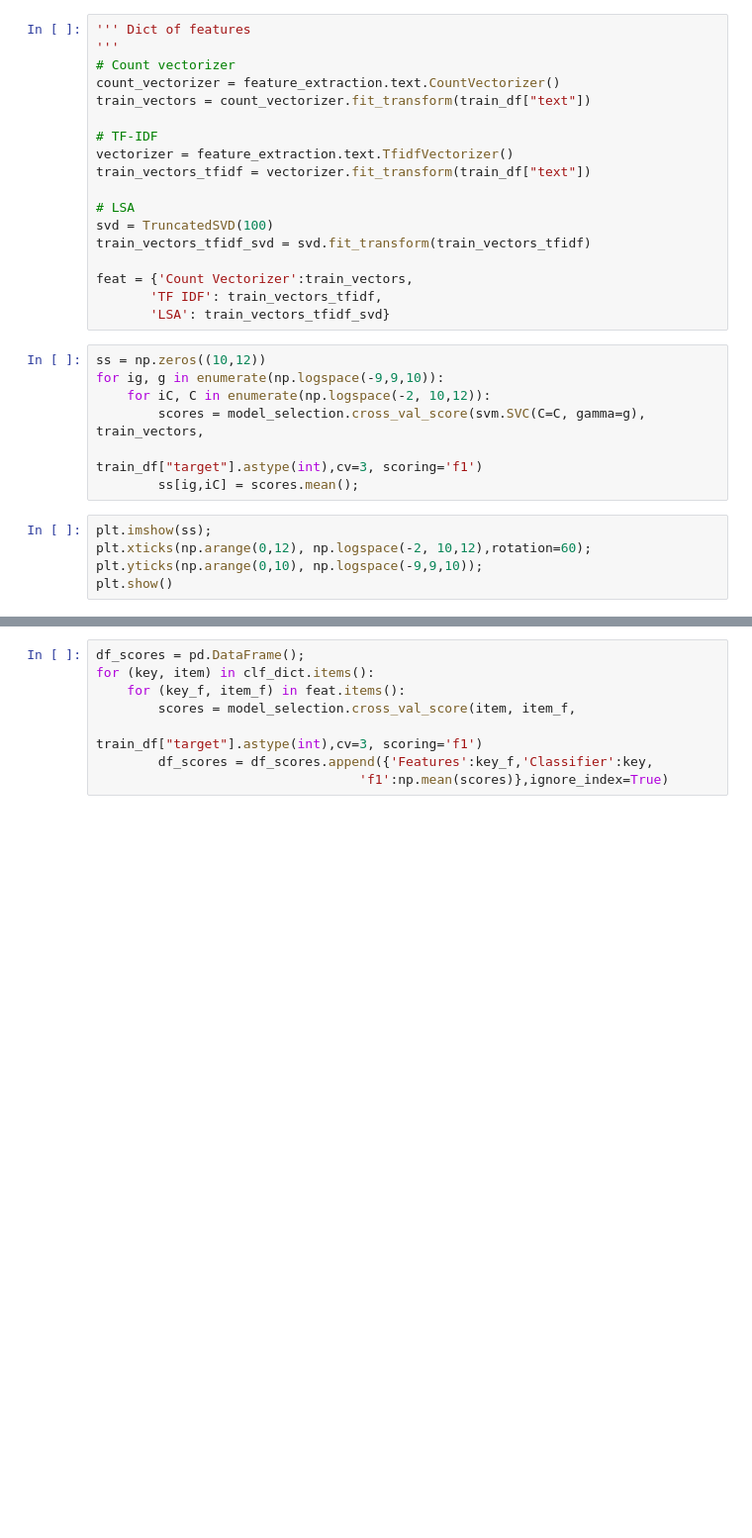
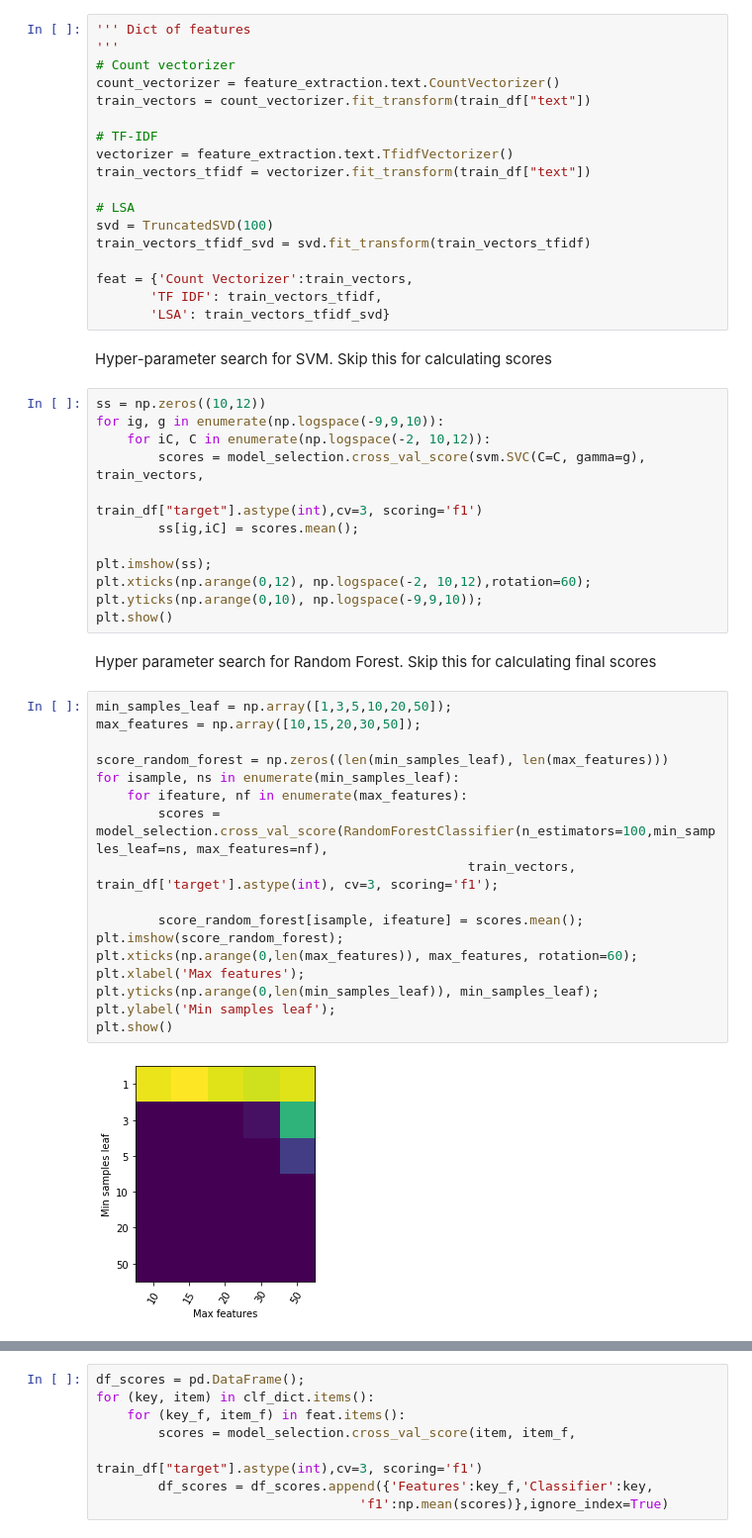
Before and after one commit to tanviranjan2212/learning-pytorch, a Jupyter notebook: Kaggle/Aug_2021/disaster_detection.ipynb, the cells around one changed output, grey strips where cells are left out. Shown: that part at 99% size. Cells and saved outputs as stored; diff of their text form; blank space fills up the shorter version.

```diff
--- a/Kaggle/Aug_2021/disaster_detection.ipynb
+++ b/Kaggle/Aug_2021/disaster_detection.ipynb
@@ -117,6 +117,8 @@ train_vectors_tfidf_svd = svd.fit_transform(train_vectors_tfidf)
 feat = {'Count Vectorizer':train_vectors,
        'TF IDF': train_vectors_tfidf,
        'LSA': train_vectors_tfidf_svd}
+# %% [markdown]
+Hyper-parameter search for SVM. Skip this for calculating scores
 # %%
 ss = np.zeros((10,12))
 for ig, g in enumerate(np.logspace(-9,9,10)):
@@ -124,8 +126,27 @@ for ig, g in enumerate(np.logspace(-9,9,10)):
         scores = model_selection.cross_val_score(svm.SVC(C=C, gamma=g), train_vectors,
                                                  train_df["target"].astype(int),cv=3, scoring='f1')
         ss[ig,iC] = scores.mean();
+
+plt.imshow(ss);
+plt.xticks(np.arange(0,12), np.logspace(-2, 10,12),rotation=60);
+plt.yticks(np.arange(0,10), np.logspace(-9,9,10));
+plt.show()
-# %%
-plt.imshow(ss);
-plt.xticks(np.arange(0,12), np.logspace(-2, 10,12),rotation=60);
-plt.yticks(np.arange(0,10), np.logspace(-9,9,10));
-plt.show()
+# %% [markdown]
+Hyper parameter search for Random Forest. Skip this for calculating final scores
+# %%
+min_samples_leaf = np.array([1,3,5,10,20,50]);
+max_features = np.array([10,15,20,30,50]);
+
+score_random_forest = np.zeros((len(min_samples_leaf), len(max_features)))
+for isample, ns in enumerate(min_samples_leaf):
+    for ifeature, nf in enumerate(max_features):
+        scores = model_selection.cross_val_score(RandomForestClassifier(n_estimators=100,min_samples_leaf=ns, max_features=nf),
+                                                train_vectors, train_df['target'].astype(int), cv=3, scoring='f1');
+
+        score_random_forest[isample, ifeature] = scores.mean();
+plt.imshow(score_random_forest);
+plt.xticks(np.arange(0,len(max_features)), max_features, rotation=60); plt.xlabel('Max features');
+plt.yticks(np.arange(0,len(min_samples_leaf)), min_samples_leaf); plt.ylabel('Min samples leaf');
+plt.show()
+# %% [output]
+[figure, added]
```
Also changed, not shown: parts of 13 cells of this notebook, 2 other files.
